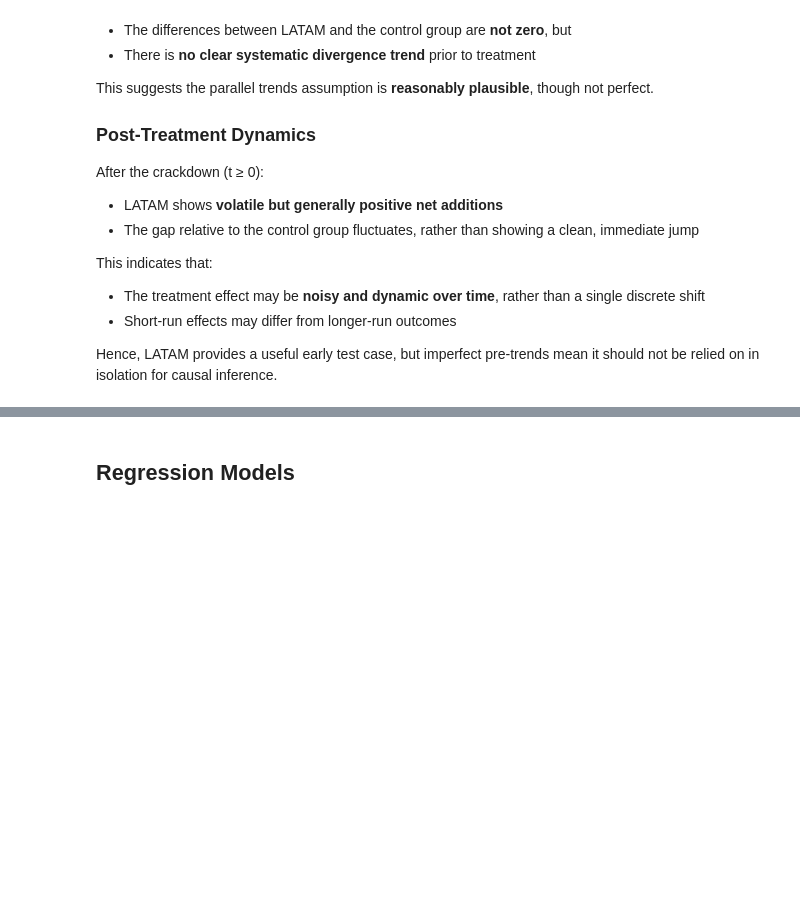
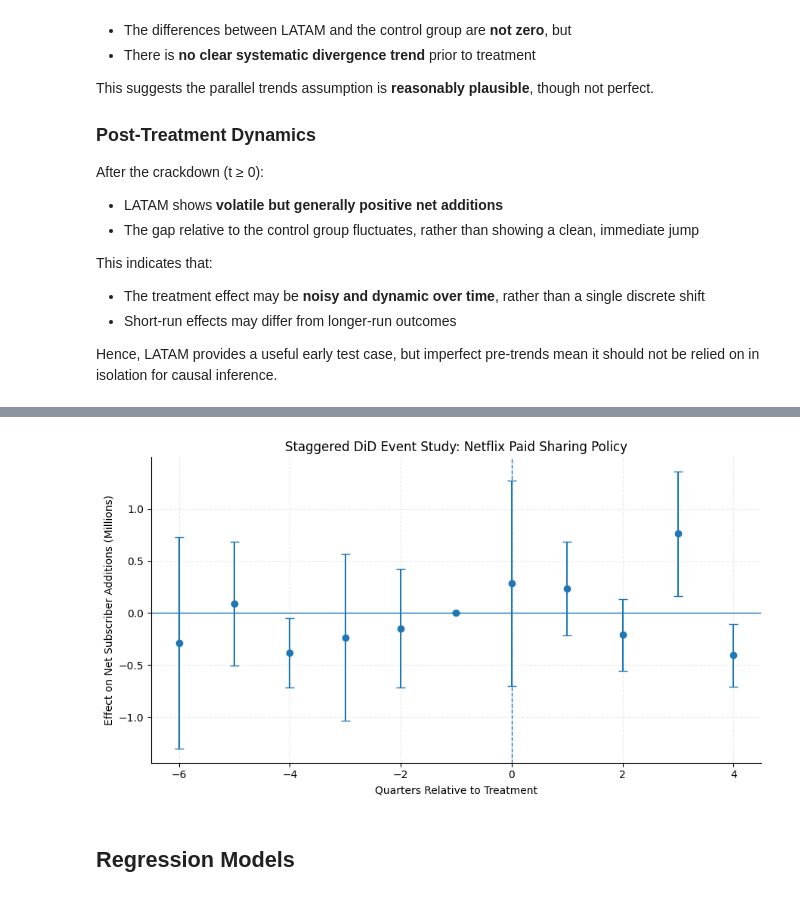
Before and after one commit to pb0104/Netflix-Password-Sharing-Crackdown, a Jupyter notebook: UDS.ipynb, the cells around one changed output, grey strips where cells are left out. Cells and saved outputs as stored; diff of their text form; code cells hidden in the pictures; blank space fills up the shorter version.

```diff
--- a/UDS.ipynb
+++ b/UDS.ipynb
@@ -560,3 +560,100 @@ This indicates that:
 
 
 Hence, LATAM provides a useful early test case, but imperfect pre-trends mean it should not be relied on in isolation for causal inference.
+# %%
+section("STEP 5B: STAGGERED DID EVENT STUDY WITH CONFIDENCE INTERVALS")
+
+# Use Netflix regional panel only
+es = nf.dropna(subset=["net_adds", "event_time"]).copy()
+es["quarter"] = es["date"].dt.to_period("Q").astype(str)
+
+# Event-time window shown in the plot
+event_window = list(range(-6, 5))
+
+# Omit t = -1 as baseline
+baseline = -1
+event_times = [t for t in event_window if t != baseline]
+
+# Create event-time dummy variables
+event_cols = []
+
+for t in event_times:
+    col = f"event_m{abs(t)}" if t < 0 else f"event_p{t}"
+    es[col] = (es["event_time"] == t).astype(int)
+    event_cols.append(col)
+
+# Regression-adjusted event study:
+# net_adds ~ event time indicators + region FE + quarter FE
+formula = "net_adds ~ " + " + ".join(event_cols) + " + C(region) + C(quarter)"
+
+event_model = smf.ols(formula, data=es).fit(
+    cov_type="cluster",
+    cov_kwds={"groups": es["region"]}
+)
+
+# Extract coefficients and confidence intervals
+rows = []
+
+for t in event_times:
+    col = f"event_m{abs(t)}" if t < 0 else f"event_p{t}"
+    coef = event_model.params[col]
+    se = event_model.bse[col]
+    ci_low = coef - 1.96 * se
+    ci_high = coef + 1.96 * se
+
+    rows.append({
+        "event_time": t,
+        "coef_m": coef / 1e6,
+        "se_m": se / 1e6,
+        "ci_low_m": ci_low / 1e6,
+        "ci_high_m": ci_high / 1e6
+    })
+
+event_results = pd.DataFrame(rows)
+
+# Add omitted baseline t = -1
+baseline_row = pd.DataFrame([{
+    "event_time": -1,
+    "coef_m": 0,
+    "se_m": 0,
+    "ci_low_m": 0,
+    "ci_high_m": 0
+}])
+
+event_results = (
+    pd.concat([event_results, baseline_row], ignore_index=True)
+    .sort_values("event_time")
+    .reset_index(drop=True)
+)
+
+print("Staggered DiD Event Study Results")
+print("Outcome: quarterly net subscriber additions")
+print("Baseline period: t = -1")
+print("Standard errors: clustered by region")
+print(event_results.round(3).to_string(index=False))
+
+# Plot coefficient estimates with 95% confidence intervals
+plt.figure(figsize=(9, 5))
+
+plt.errorbar(
+    event_results["event_time"],
+    event_results["coef_m"],
+    yerr=[
+        event_results["coef_m"] - event_results["ci_low_m"],
+        event_results["ci_high_m"] - event_results["coef_m"]
+    ],
+    fmt="o",
+    capsize=4
+)
+
+plt.axhline(0, linewidth=1)
+plt.axvline(0, linestyle="--", linewidth=1)
+
+plt.title("Staggered DiD Event Study: Netflix Paid Sharing Policy")
+plt.xlabel("Quarters Relative to Treatment")
+plt.ylabel("Effect on Net Subscriber Additions (Millions)")
+plt.tight_layout()
+
+plt.savefig("output/staggered_did_event_study_ci.png", dpi=300, bbox_inches="tight")
+plt.show()
+# %% [output]
@@ -563,3 +679,4 @@ Hence, LATAM provides a useful early test case, but imperfect pre-trends mean it
+[figure, added]
 # %% [markdown]
 ## Regression Models
 # %% [markdown]
```
Also changed, not shown: parts of 1 cell of this notebook.
